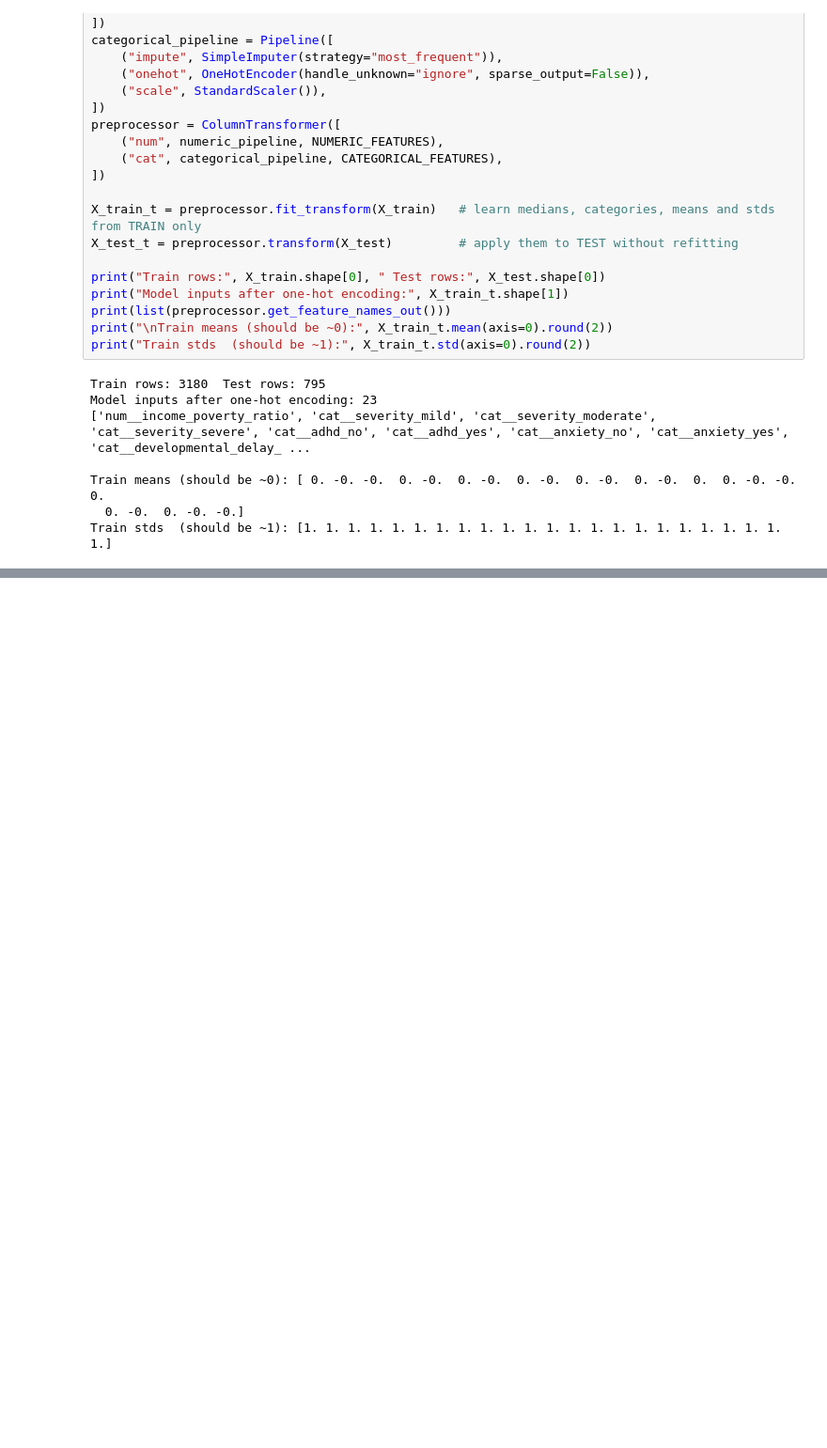
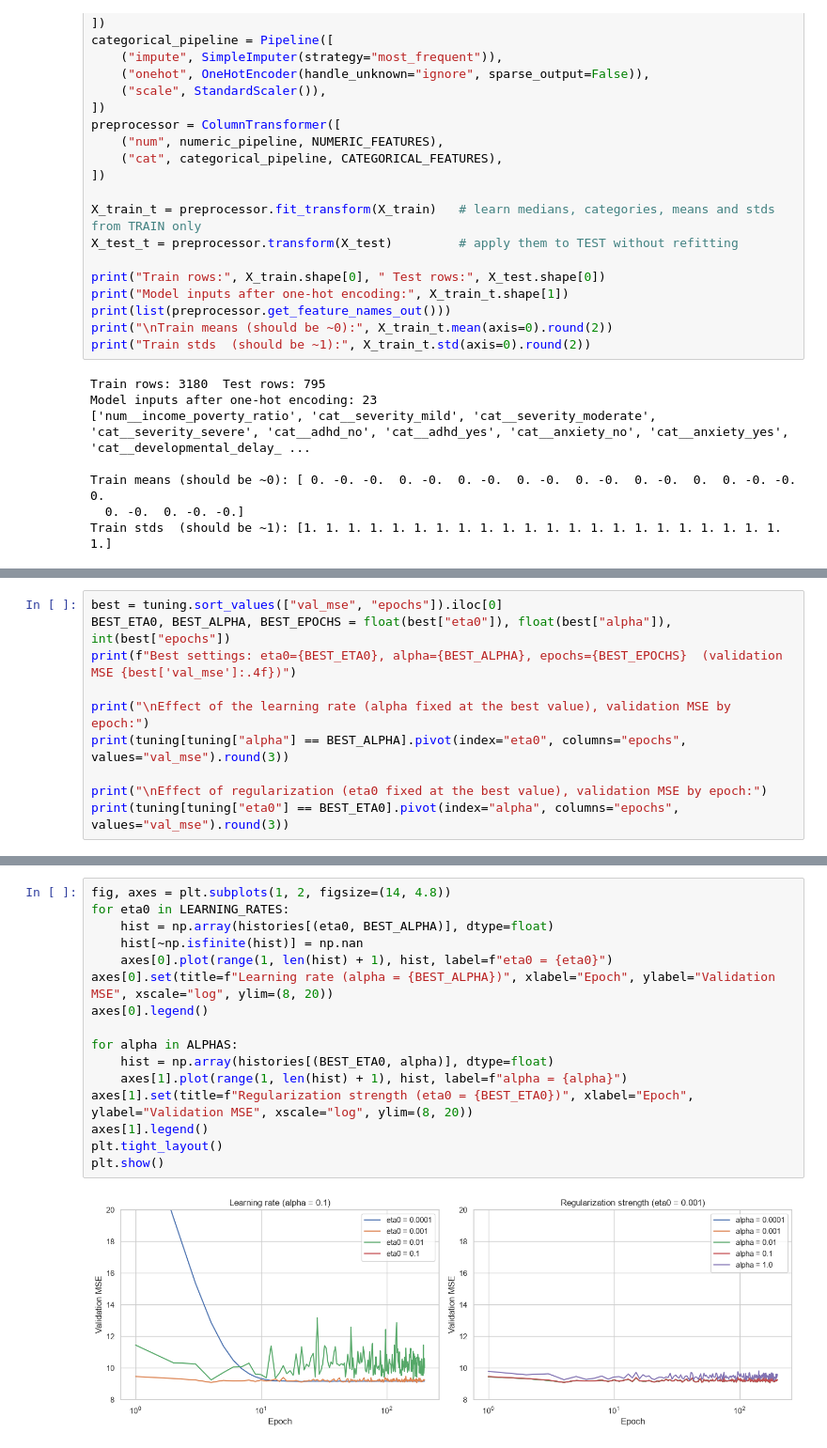
Before and after one commit to pmganga/linear_regression_model, a Jupyter notebook: summative/linear_regression/multivariate.ipynb, the cells around one changed output, grey strips where cells are left out. Shown at 94% size. Saved outputs shown, nothing was run; the diff lists cells and outputs as text; blank space fills up the shorter version.

Commit message:
Add regression models and save the best one

```diff
--- a/summative/linear_regression/multivariate.ipynb
+++ b/summative/linear_regression/multivariate.ipynb
@@ -464,0 +518,10 @@ The data is now ready for training and comparing the four models.
+# %%
+best = tuning.sort_values(["val_mse", "epochs"]).iloc[0]
+BEST_ETA0, BEST_ALPHA, BEST_EPOCHS = float(best["eta0"]), float(best["alpha"]), int(best["epochs"])
+print(f"Best settings: eta0={BEST_ETA0}, alpha={BEST_ALPHA}, epochs={BEST_EPOCHS}  (validation MSE {best['val_mse']:.4f})")
+
+print("\nEffect of the learning rate (alpha fixed at the best value), validation MSE by epoch:")
+print(tuning[tuning["alpha"] == BEST_ALPHA].pivot(index="eta0", columns="epochs", values="val_mse").round(3))
+
+print("\nEffect of regularization (eta0 fixed at the best value), validation MSE by epoch:")
+print(tuning[tuning["eta0"] == BEST_ETA0].pivot(index="alpha", columns="epochs", values="val_mse").round(3))
@@ -464,0 +547,18 @@ The data is now ready for training and comparing the four models.
+# %%
+fig, axes = plt.subplots(1, 2, figsize=(14, 4.8))
+for eta0 in LEARNING_RATES:
+    hist = np.array(histories[(eta0, BEST_ALPHA)], dtype=float)
+    hist[~np.isfinite(hist)] = np.nan
+    axes[0].plot(range(1, len(hist) + 1), hist, label=f"eta0 = {eta0}")
+axes[0].set(title=f"Learning rate (alpha = {BEST_ALPHA})", xlabel="Epoch", ylabel="Validation MSE", xscale="log", ylim=(8, 20))
+axes[0].legend()
+
+for alpha in ALPHAS:
+    hist = np.array(histories[(BEST_ETA0, alpha)], dtype=float)
+    axes[1].plot(range(1, len(hist) + 1), hist, label=f"alpha = {alpha}")
+axes[1].set(title=f"Regularization strength (eta0 = {BEST_ETA0})", xlabel="Epoch", ylabel="Validation MSE", xscale="log", ylim=(8, 20))
+axes[1].legend()
+plt.tight_layout()
+plt.show()
+# %% [output]
+[figure, added]
```
Also changed, not shown: parts of 43 cells of this notebook.
